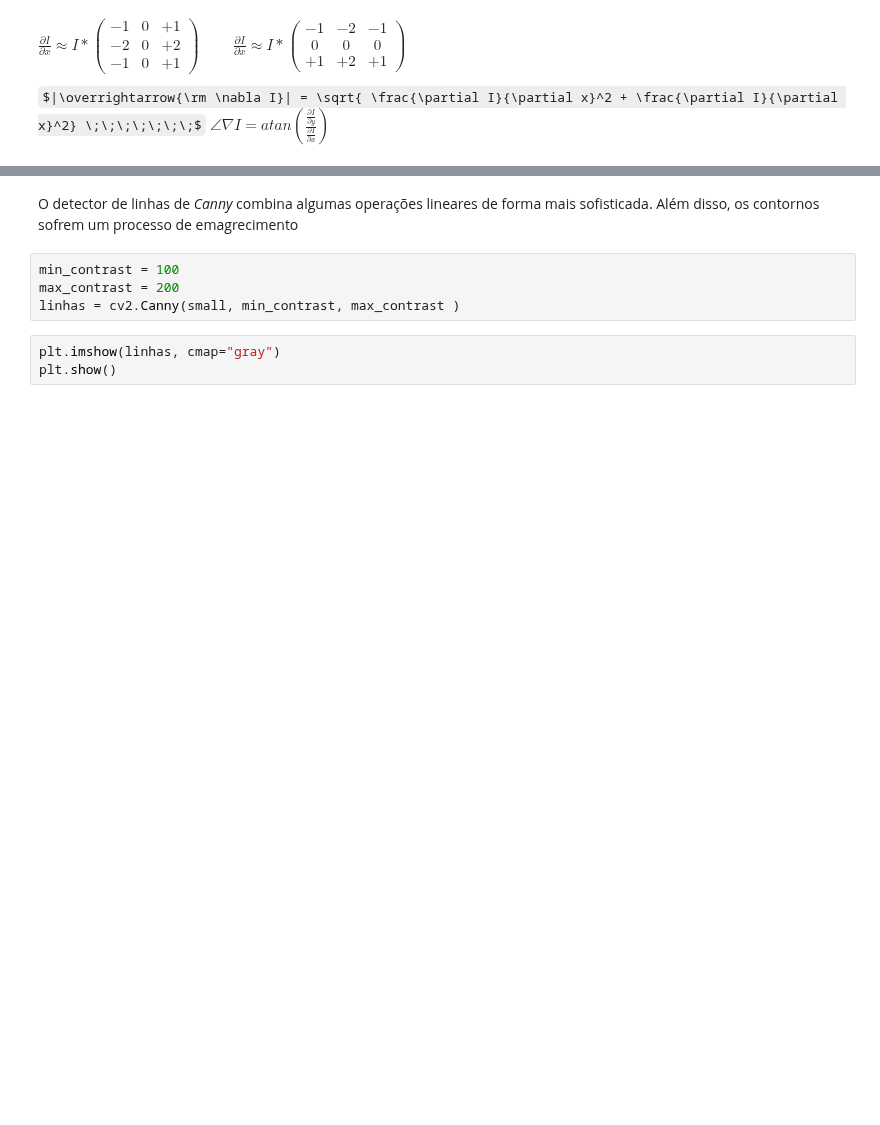
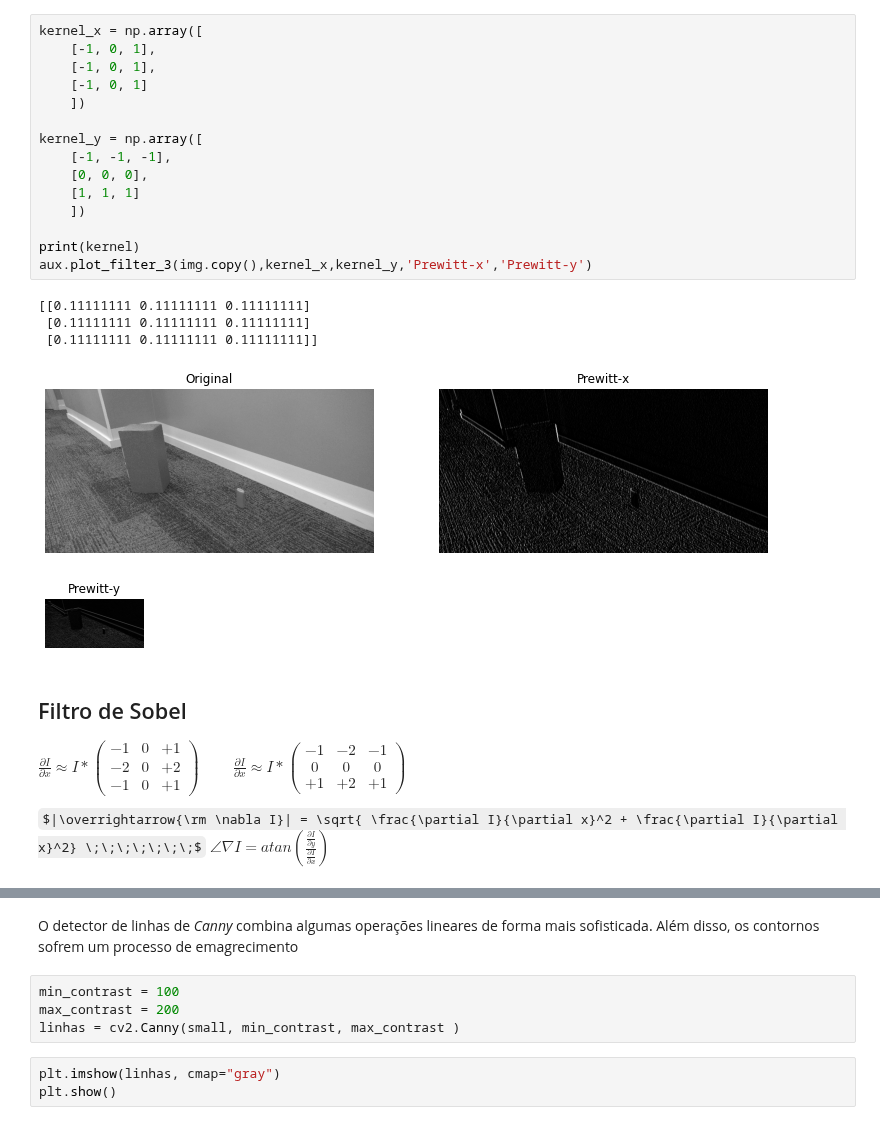
Before and after one commit to Insper/robotica-computacional, a Jupyter notebook: docs/modulos/03-visao/atividade1.ipynb, the cells around one changed output, grey strips where cells are left out. Drawn from its saved outputs; the diff is of its cells as text; some formulas as TeX source; blank space fills up the shorter version.

```diff
--- a/docs/modulos/03-visao/atividade1.ipynb
+++ b/docs/modulos/03-visao/atividade1.ipynb
@@ -113,4 +104,27 @@ aux.plot_filter(small,list_kernel)
+# %%
+kernel_x = np.array([
+    [-1, 0, 1],
+    [-1, 0, 1],
+    [-1, 0, 1]
+    ])
+
+kernel_y = np.array([
+    [-1, -1, -1],
+    [0, 0, 0],
+    [1, 1, 1]
+    ])
+
+print(kernel)
+aux.plot_filter_3(img.copy(),kernel_x,kernel_y,'Prewitt-x','Prewitt-y')
+# %% [output]
+[[0.11111111 0.11111111 0.11111111]
+ [0.11111111 0.11111111 0.11111111]
+ [0.11111111 0.11111111 0.11111111]]
+[figure, added]
+[figure, added]
 # %% [markdown]
+## Filtro de Sobel
+
 $\frac{\partial I}{\partial x} \approx I * \begin{pmatrix} -1 & 0 & +1 \\
 -2 & 0 & +2 \\
 -1 & 0 & +1
```
Also changed, not shown: parts of 27 cells of this notebook, 2 other files.
